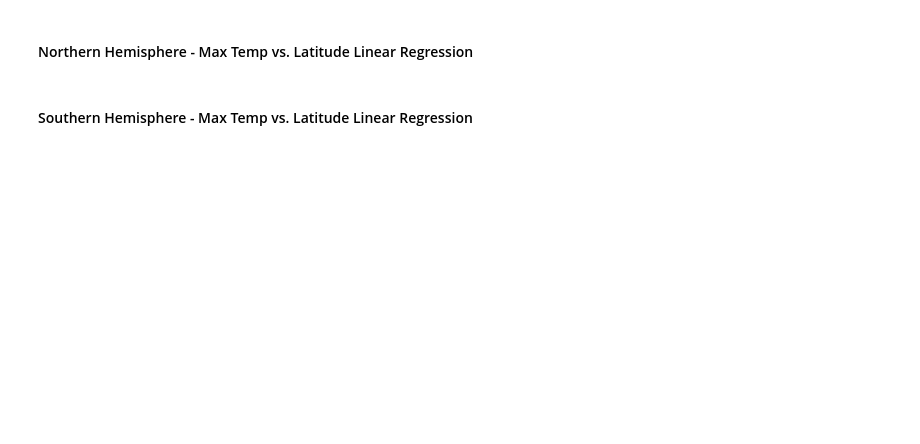
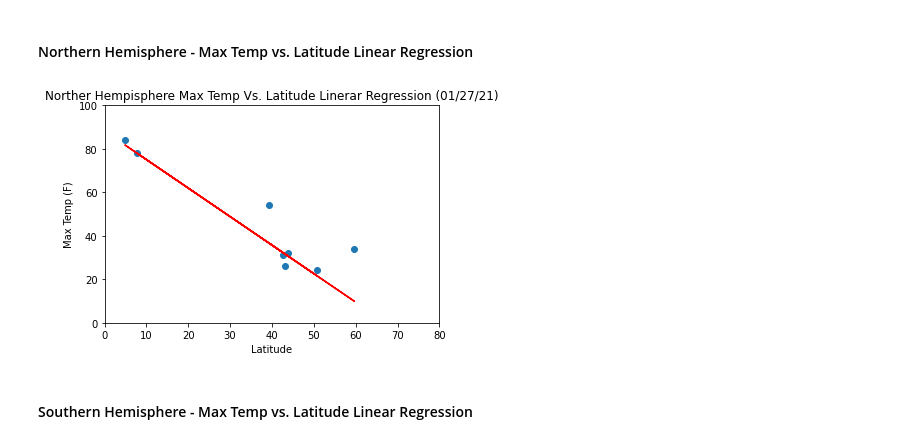
Before and after one commit to CatherinePoirier/API_challenge, a Jupyter notebook: WeatherPy/WeatherPy.ipynb, the cells around one changed output. Saved outputs shown, nothing was run; the diff lists cells and outputs as text; code cells hidden in the pictures; blank space fills up the shorter version.

Commit message:
all done, still needs notes and cleanup

```diff
--- a/WeatherPy/WeatherPy.ipynb
+++ b/WeatherPy/WeatherPy.ipynb
@@ -326,4 +346,20 @@ plt.show()
 # %% [markdown]
 ####  Northern Hemisphere - Max Temp vs. Latitude Linear Regression
+# %%
+nh_df=clean_city_data.loc[clean_city_data['Lat'] >= 0]  #defines Northern Hemisphere data to new DF
+#nh_df.count()
+(slope, intercept, rvalue, pvalue, stderr) = linregress(nh_df['Lat'], nh_df['Max Temp'])
+regress_values = nh_df['Lat'] * slope + intercept
+line_eq = "y = " + str(round(slope,2)) + "x + " + str(round(intercept,2))
+plt.scatter(nh_df['Lat'], nh_df['Max Temp'])
+plt.plot(nh_df['Lat'],regress_values,"r-")
+plt.ylim(0, 100)
+plt.xlim(0, 80)
+plt.xlabel('Latitude')
+plt.ylabel('Max Temp (F)')
+plt.title(f'Northern Hempisphere Max Temp Vs. Latitude Linerar Regression ({plot_date})')
+plt.show()
+# %% [output]
+[figure, added]
 # %% [markdown]
 ####  Southern Hemisphere - Max Temp vs. Latitude Linear Regression
```
Also changed, not shown: parts of 13 cells of this notebook.
